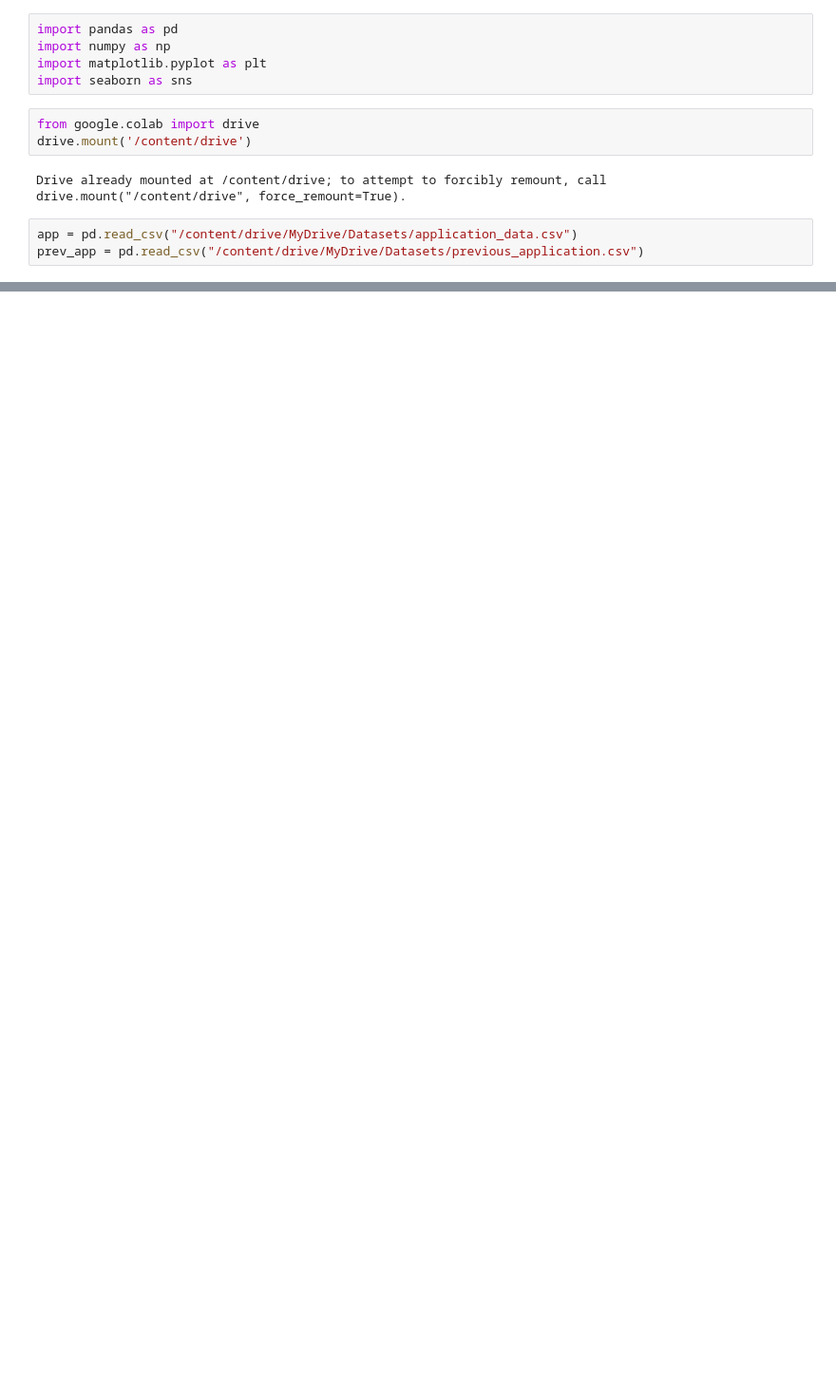
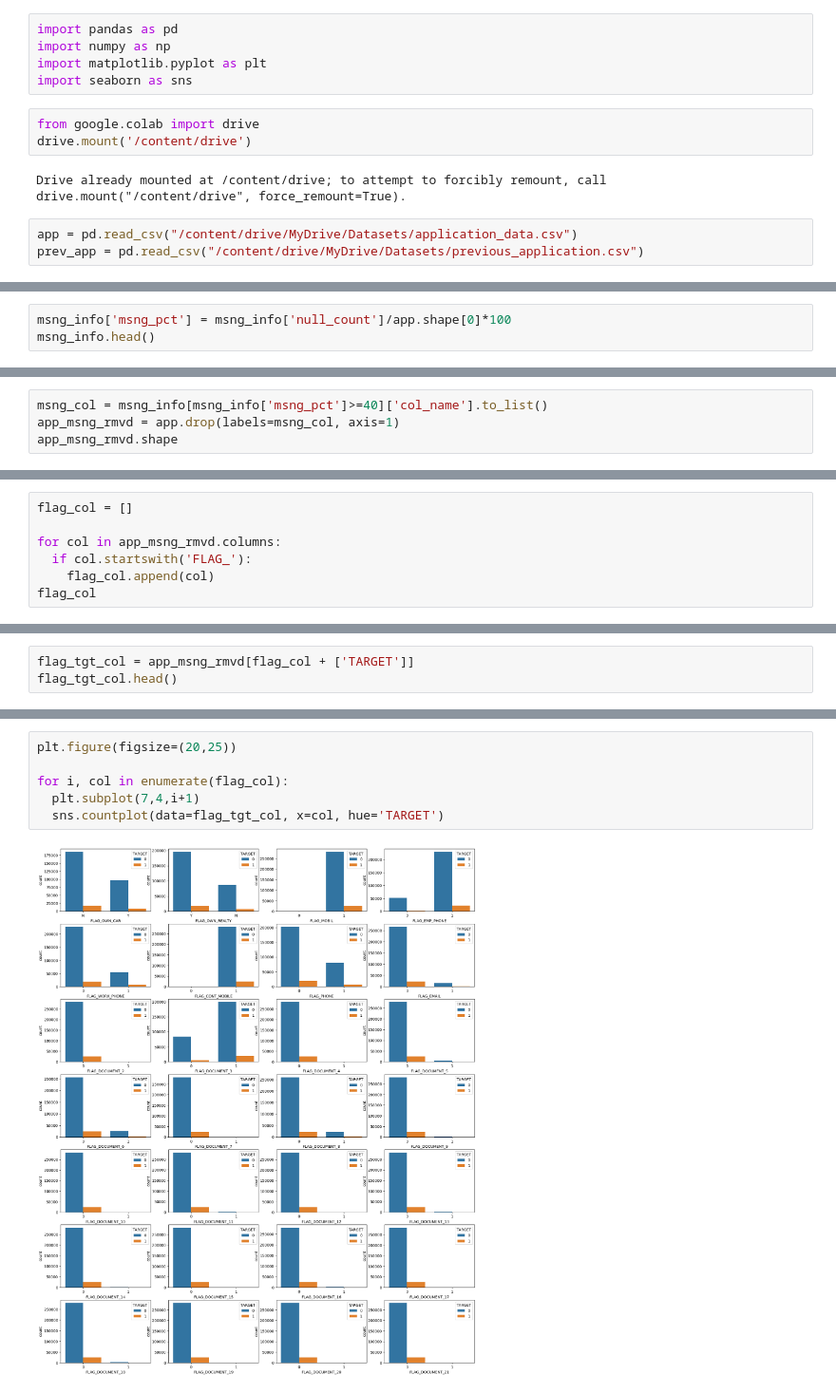
Before and after one commit to sudama-inc/EDA-with-Pandas-and-Numpy, a Jupyter notebook: Exploratory_Data_Analysis_(EDA)_with_Pandas_and_Numpy.ipynb, the cells around one changed output, grey strips where cells are left out. Shown at 95% size. Drawn from its saved outputs; the diff is of its cells as text; blank space fills up the shorter version.

```diff
--- a/Exploratory_Data_Analysis_(EDA)_with_Pandas_and_Numpy.ipynb
+++ b/Exploratory_Data_Analysis_(EDA)_with_Pandas_and_Numpy.ipynb
@@ -25,0 +46,3 @@ prev_app.head()
+# %%
+msng_info['msng_pct'] = msng_info['null_count']/app.shape[0]*100
+msng_info.head()
@@ -25,0 +56,4 @@ prev_app.head()
+# %%
+msng_col = msng_info[msng_info['msng_pct']>=40]['col_name'].to_list()
+app_msng_rmvd = app.drop(labels=msng_col, axis=1)
+app_msng_rmvd.shape
@@ -25,0 +72,7 @@ prev_app.head()
+# %%
+flag_col = []
+
+for col in app_msng_rmvd.columns:
+  if col.startswith('FLAG_'):
+    flag_col.append(col)
+flag_col
@@ -25,0 +101,3 @@ prev_app.head()
+# %%
+flag_tgt_col = app_msng_rmvd[flag_col + ['TARGET']]
+flag_tgt_col.head()
@@ -25,0 +112,8 @@ prev_app.head()
+# %%
+plt.figure(figsize=(20,25))
+
+for i, col in enumerate(flag_col):
+  plt.subplot(7,4,i+1)
+  sns.countplot(data=flag_tgt_col, x=col, hue='TARGET')
+# %% [output]
+[figure, added]
```
Also changed, not shown: parts of 83 cells of this notebook.
